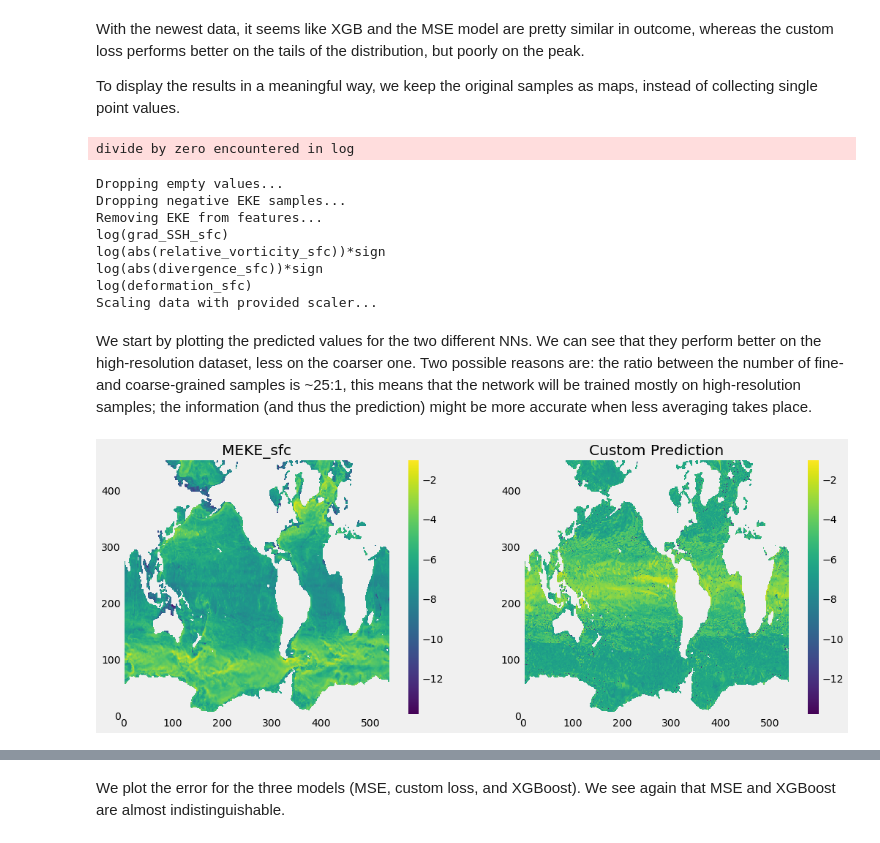
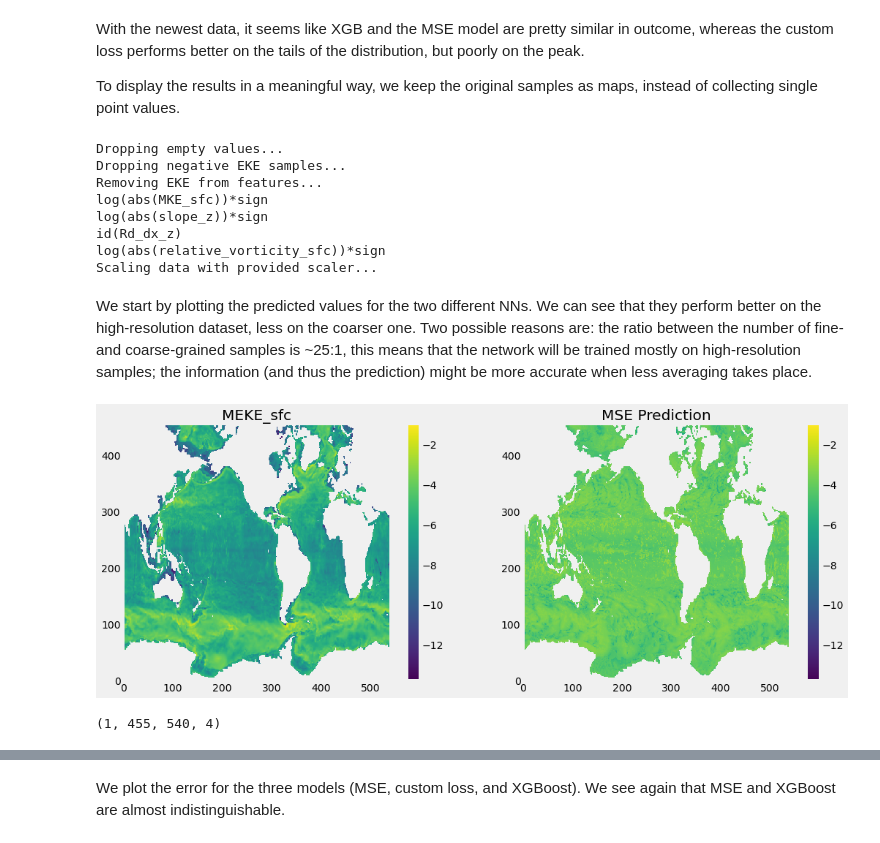
Before and after one commit to CrayLabs/NCAR_ML_EKE, a Jupyter notebook: notebooks/train_new_data.ipynb, the cells around one changed output, grey strips where cells are left out. Drawn from its saved outputs; the diff is of its cells as text; code cells hidden in the pictures.

```diff
--- a/notebooks/train_new_data.ipynb
+++ b/notebooks/train_new_data.ipynb
@@ -454,16 +477,16 @@ import torch
 #from nn_models import EKEResnet
 from torchsummary import summary
 
-model_mse = torch.load('./ml_eke/nn/pytorch/ResNetSmall_5-100_custom_prep.pkl', map_location=torch.device('cpu'))
+model_mse = torch.load('./ml_eke/nn/pytorch/ResNetSmall_4-100_mse_prep_cf6.pkl', map_location=torch.device('cpu'))
 #model_cus = torch.load('./ml_eke/nn/pytorch/ResNet_11-100_custom_all.pkl', map_location=torch.device('cpu'))
 #print(model_mse)
-summary(model_mse, (5,))
+summary(model_mse, (6,))
 
 #model_mse = keras.models.load_model('ml_eke/nn/trained_models/GEN-INT_l2_0.002_8_2020-12-17_512_mse.h5', compile=False)
 #model_cus = keras.models.load_model('ml_eke/nn/trained_models/GEN-INT_l2_0.002_8_2020-12-17_512_custom.h5', compile=False)
 #model_mse.summary()
 
-scaler = load(open('ml_eke/nn/data/scaler_prep.pkl', 'rb'))
+scaler = load(open('ml_eke/nn/data/scaler_prep_cf6.pkl', 'rb'))
 #rf = XGBRegressor()
 #rf.load_model('./ml_eke/nn/data/xgbreg_cf10')
 # %% [output]
@@ -490,14 +513,13 @@ We load the datasets we did not use to train our NNs and look at how the predict
 #datapath1 = '/lus/scratch/spartee/MOM6_1-10/'
 #datapath2 = '/lus/scratch/spartee/MOM6_1-10_data_with_ssh/'
 
-datapath1 = '/lus/scratch/ashao/data/2_3_rough/'
-#datapath1 = '/lus/scratch/arigazzi/2_3_SSH/'
+datapath1 = '/lus/scratch/ashao/data/2_3/'
+datapath2 = '/lus/scratch/arigazzi/2_3_SSH/'
 
 datapath_1_4 = '/lus/scratch/spartee/MOM6_1-4_data_with_ssh/'
 
-model_data = ml_eke.pop_data(datapath1, datapath1, skip_vars = ['x','y','depth','depth_stdev'], extra_pref=None, first_suffix='_16_001.nc')
+model_data = ml_eke.pop_data(datapath1, datapath1, skip_vars = ['x','y','depth','depth_stdev'], extra_pref=None, first_suffix='_10_001.nc')
 #model_data_rough = ml_eke.pop_data(datapath1, datapath1, skip_vars = ['x','y','depth','depth_stdev'], extra_pref='rough', first_suffix='_16_001.nc')
-#model_data.extend_inventory(datapath2)
 
 
 # columns = ['Rd_dx_sfc']
@@ -505,10 +527,9 @@ model_data = ml_eke.pop_data(datapath1, datapath1, skip_vars = ['x','y','depth',
 
 # dataset_1_4 = get_samples(1, 200, ['Rd_dx_sfc'], model_data_1_4, predictands=['Rd_dx_sfc'])
 # data_1_4, targets_1_4, scaler_1_4 = prep_samples(dataset_1_4)
-columns = columns_2_3
-dataset = get_samples(1, 200, columns, model_data, predictands=['MEKE_sfc'])
+dataset = get_samples(1, 10, columns, model_data, predictands=['MEKE_z'])
 #dataset_rough = get_samples(1, 200, columns, model_data_rough, predictands=['MEKE_sfc'])
-data, targets, _ = prep_samples(dataset, scaler, abs_val=[False, False, True, True, False], clean_after_reg=True, skip_vars=['Rd_dx_sfc'])
+data, targets, _ = prep_samples(dataset, scaler=None, abs_val=[True, True, True, True, True, False], clean_after_reg=True, skip_vars=['Rd_dx_z'])
 #data_rough, targets_rough, _ = prep_samples(dataset_rough, scaler)
 data
 # %% [output]
@@ -537,20 +557,20 @@ Scaling data with provided scaler...
 # %%
 plt.figure(figsize=(10,20))
-xlims = [[-3,3],[-3,3],[0.6,1.2],[0.6,1.2],[-3,3]]
+xlims = [[-3,3],[-3,3],[0.6,1.2],[0.6,1.2],[-3,3],[-3,3]]
 for i in range(data.shape[-1]):
     sample = data.values[:, i]
     print('---------------------------------')
-    print(f'min {columns[i]} = {np.min(sample)}, max {columns[i]} = {np.max(sample)}')
+    print(f'{i}: min {columns[i]} = {np.min(sample)}, max {columns[i]} = {np.max(sample)}')
     print('---------------------------------')
     plt.subplot(len(columns)//2+len(columns)%2,2,i+1)
-    plt.hist(sample, bins=1000, density=True, alpha=0.5, label='inference-2/3')
+    plt.hist(sample, bins=1000, density=True, alpha=0.3, label='inference-2/3')
 #     sample = data_rough.values[:, i]
-#     plt.hist(sample, bins=1000, density=True, alpha=0.5, label='inference-2/3 rough')
+#     plt.hist(sample, bins=1000, density=True, alpha=0.3, label='inference-2/3 rough')
     sample = X_train.values[:, i]
-    plt.hist(sample, bins=1000, density=True, alpha=0.5, label='training-1/10-cf6-raw')
+    plt.hist(sample, bins=1000, density=True, alpha=0.3, label='training-1/10-cf6-raw')
     sample = X_train_prep.values[:, i]
-    plt.hist(sample, bins=1000, density=True, alpha=0.5, label='training-1/10-cf6-prep')
-    plt.xlim(xlims[i])
+    plt.hist(sample, bins=1000, density=True, alpha=0.3, label='training-1/10-cf6-prep')
+    #plt.xlim(xlims[i])
     plt.legend(loc='upper center')
     plt.title(columns[i])
     plt.draw()
@@ -666,21 +686,20 @@ def prep_maps(sample, target, mask, scaler, model, abs_val=None, clean_after_reg
 
 #del sample_10, target_10, mask_10, disp_sample_10, disp_target_10, disp_pred_10_mse
 
-#sample, target, mask = get_samples_2D(120, 121, columns, model_data, predictands=['MEKE_sfc'])
-disp_sample, disp_target, disp_pred_mse = prep_maps(sample, target, mask, scaler, model_mse, abs_val=[False, False, True, True, False], clean_after_reg=True, skip_vars=['Rd_dx_sfc'])
+sample, target, mask = get_samples_2D(120, 121, columns, model_data, predictands=['MEKE_z'])
+disp_sample, disp_target, disp_pred_mse = prep_maps(sample, target, mask, scaler=scaler, model=model_mse, abs_val=[True, True, True, True, True, False], clean_after_reg=True, skip_vars=['Rd_dx_z'])
 
 # sample_rough, target_rough, mask_rough = get_samples_2D(110, 111, columns, model_data_rough, predictands=['MEKE_sfc'])
 # disp_sample_rough, disp_target_rough, disp_pred_rough_mse = prep_maps(sample_rough, target_rough, mask_rough, scaler, model_mse)
 # %% [output]
-divide by zero encountered in log
+Dropping empty values...
+Dropping negative EKE samples...
+Removing EKE from features...
+log(abs(MKE_sfc))*sign
+log(abs(slope_z))*sign
+id(Rd_dx_z)
+log(abs(relative_vorticity_sfc))*sign
+Scaling data with provided scaler...
-Dropping empty values...
-Dropping negative EKE samples...
-Removing EKE from features...
-log(grad_SSH_sfc)
-log(abs(relative_vorticity_sfc))*sign
-log(abs(divergence_sfc))*sign
-log(deformation_sfc)
-Scaling data with provided scaler...
 # %% [markdown]
 We start by plotting the predicted values for the two different NNs. We can see that they perform better on the high-resolution dataset, less on the coarser one. Two possible reasons are: the ratio between the number of fine- and coarse-grained samples is ~25:1, this means that the network will be trained mostly on high-resolution samples; the information (and thus the prediction) might be more accurate when less averaging takes place.
 # %%
@@ -705,33 +724,38 @@ plt.colorbar()
 plt.title('MEKE_sfc')
 plt.subplot(1,2,2)
 plt.pcolormesh(disp_pred_mse, vmin=vmin, vmax=vmax)
-plt.title('Custom Prediction')
+plt.title('MSE Prediction')
 plt.colorbar()
 
 # plt.subplot(1,3,3)
 # plt.pcolormesh(disp_pred_rough_mse, vmin=vmin, vmax=vmax)
 # plt.title('MSE Prediction Rough')
 # plt.colorbar()
 #plt.pcolormesh(disp_pred_10_cus, vmin=vmin, vmax=vmax)
 #plt.title('Custom loss Prediction')
 
 # vmin = min(np.min(disp_target_2[mask_2_s]),
 #            np.min(disp_pred_2_mse[mask_2_s]),
 #            np.min(disp_pred_2_cus[mask_2_s]))
 # vmax = max(np.max(disp_target_2[mask_2_s]),
 #            np.max(disp_pred_2_mse[mask_2_s]),
 #            np.max(disp_pred_2_cus[mask_2_s]))
 # plt.subplot(2,3,4)
 # plt.pcolormesh(disp_target_2, vmin=vmin, vmax=vmax)
 # plt.title('Target 2x2')
 # plt.subplot(2,3,5)
 # plt.pcolormesh(disp_pred_2_mse, vmin=vmin, vmax=vmax)
 # plt.title('MSE Prediction')
 # plt.subplot(2,3,6)
 # plt.pcolormesh(disp_pred_2_cus, vmin=vmin, vmax=vmax)
 # plt.title('Custom loss Prediction')
 # plt.draw()
 
-plt.savefig('predicted_vals_rough.png')
+plt.savefig('predicted_ML.png')
 # %% [output]
-[figure, old version]
+[figure, new version]
+# %%
+samples_23, targets_23, mask_23 = get_samples_2D(0, 1, columns, model_data, predictands=['MEKE_z'], preprocess=False, skip_preprocess_var=['Rd_dx_z'])
+print(samples_23.shape)
+# %% [output]
+(1, 455, 540, 4)
```
Also changed, not shown: parts of 16 cells of this notebook, 3 other files.
